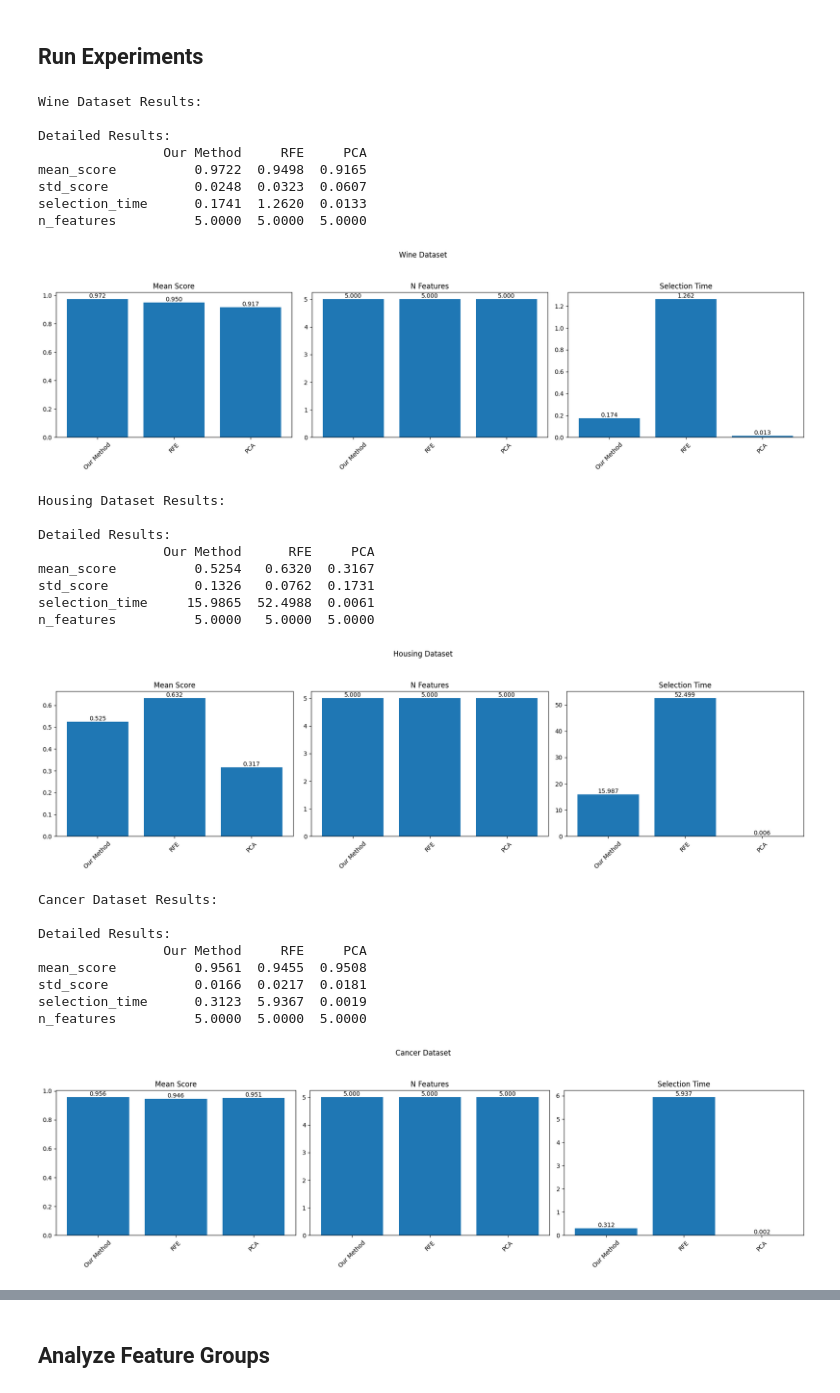
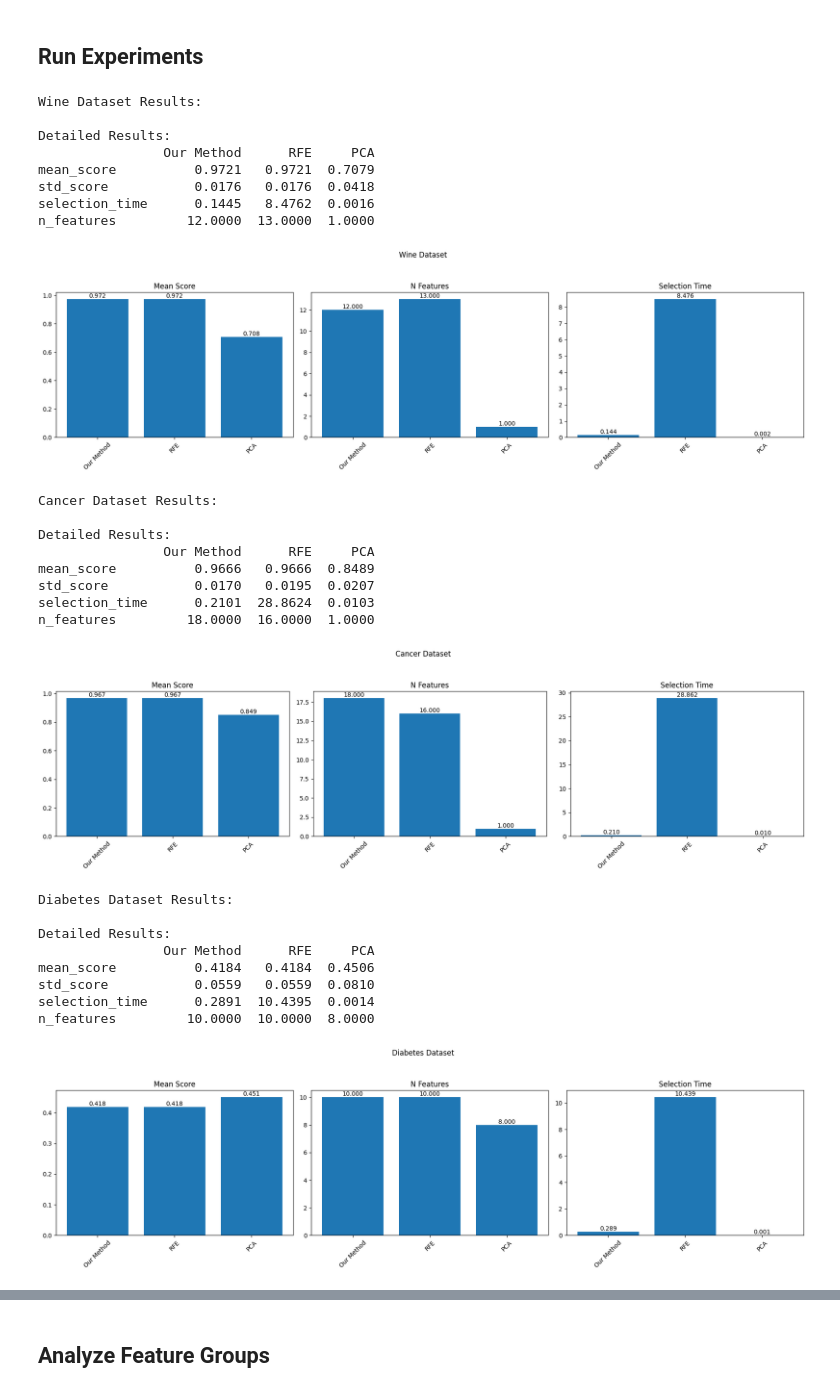
Before and after one commit to itayderazon/TabularDataScience, a Jupyter notebook: experiments.ipynb, the cells around one changed output, grey strips where cells are left out. Drawn from its saved outputs; the diff is of its cells as text; code cells hidden in the pictures.

```diff
--- a/experiments.ipynb
+++ b/experiments.ipynb
@@ -100,7 +126,7 @@ def evaluate_method(X, y, method, task_type='classification'):
         model = RandomForestRegressor(random_state=42)
         scorer = make_scorer(r2_score)
 
-    # Calculate scores
+    # Calculate cross-validation scores
     scores = cross_val_score(model, X_selected, y, scoring=scorer, cv=5)
 
     return {
@@ -110,19 +136,30 @@ def evaluate_method(X, y, method, task_type='classification'):
         'n_features': X_selected.shape[1]
     }
 
-def compare_methods(X, y, task_type='classification', n_features=5):
-    """Compare different feature selection methods."""
+def compare_methods(X, y, task_type='classification', importance_threshold=0.01, pca_variance=0.95):
+    """Compare different feature selection methods with automatic feature number selection."""
     # Create base estimator based on task type
     if task_type == 'classification':
         base_estimator = RandomForestClassifier(random_state=42)
     else:
         base_estimator = RandomForestRegressor(random_state=42)
 
-    # Initialize methods
+    # Initialize methods:
+    # For our method, if n_clusters is None, it returns all features above threshold.
+    custom_method = FeatureSelector(task_type=task_type, n_clusters=None,
+                                    importance_threshold=importance_threshold)
+
+    # Use RFECV for RFE so it selects the optimal number of features automatically.
+    from sklearn.feature_selection import RFECV
+    rfe_method = RFECV(estimator=base_estimator, cv=5)
+
+    # For PCA, use a variance threshold (e.g., 95%) so that PCA determines the number of components.
+    pca_method = PCA(n_components=pca_variance)
+
     methods = {
-        'Our Method': FeatureSelector(task_type=task_type, n_clusters=n_features),
-        'RFE': RFE(estimator=base_estimator, n_features_to_select=n_features),
-        'PCA': PCA(n_components=n_features)
+        'Our Method': custom_method,
+        'RFE': rfe_method,
+        'PCA': pca_method
     }
 
     # Evaluate each method
@@ -155,52 +192,51 @@ def plot_comparison(results, title):
 # %%
 # Load datasets
 from sklearn.datasets import load_wine, fetch_california_housing
 from sklearn.datasets import load_breast_cancer, load_diabetes
 
 # Prepare datasets
 datasets = {
     'Wine': (load_wine(), 'classification'),
-    'Housing': (fetch_california_housing(), 'regression'),
     'Cancer': (load_breast_cancer(), 'classification'),
     'Diabetes': (load_diabetes(), 'regression')
 }
 
 # Run experiments
 for name, (data, task) in datasets.items():
     print(f"\n{name} Dataset Results:")
     X = pd.DataFrame(data.data, columns=data.feature_names)
     y = data.target
     results = compare_methods(X, y, task)
     print("\nDetailed Results:")
     print(pd.DataFrame(results).round(4))
 
     # Plot comparisons
     plot_comparison(results, f'{name} Dataset')
 # %% [output]
 Wine Dataset Results:
 
 Detailed Results:
-                Our Method     RFE     PCA
-mean_score          0.9722  0.9498  0.9165
-std_score           0.0248  0.0323  0.0607
-selection_time      0.1741  1.2620  0.0133
-n_features          5.0000  5.0000  5.0000
+                Our Method      RFE     PCA
+mean_score          0.9721   0.9721  0.7079
+std_score           0.0176   0.0176  0.0418
+selection_time      0.1445   8.4762  0.0016
+n_features         12.0000  13.0000  1.0000
-[figure, old version]
+[figure, new version]
-Housing Dataset Results:
+Cancer Dataset Results:
 
 Detailed Results:
                 Our Method      RFE     PCA
-mean_score          0.5254   0.6320  0.3167
-std_score           0.1326   0.0762  0.1731
-selection_time     15.9865  52.4988  0.0061
-n_features          5.0000   5.0000  5.0000
+mean_score          0.9666   0.9666  0.8489
+std_score           0.0170   0.0195  0.0207
+selection_time      0.2101  28.8624  0.0103
+n_features         18.0000  16.0000  1.0000
-[figure, old version]
+[figure, new version]
-Cancer Dataset Results:
+Diabetes Dataset Results:
 
 Detailed Results:
-                Our Method     RFE     PCA
-mean_score          0.9561  0.9455  0.9508
-std_score           0.0166  0.0217  0.0181
-selection_time      0.3123  5.9367  0.0019
-n_features          5.0000  5.0000  5.0000
+                Our Method      RFE     PCA
+mean_score          0.4184   0.4184  0.4506
+std_score           0.0559   0.0559  0.0810
+selection_time      0.2891  10.4395  0.0014
+n_features         10.0000  10.0000  8.0000
-[figure, old version]
+[figure, new version]
```
Also changed, not shown: parts of 3 cells of this notebook.
